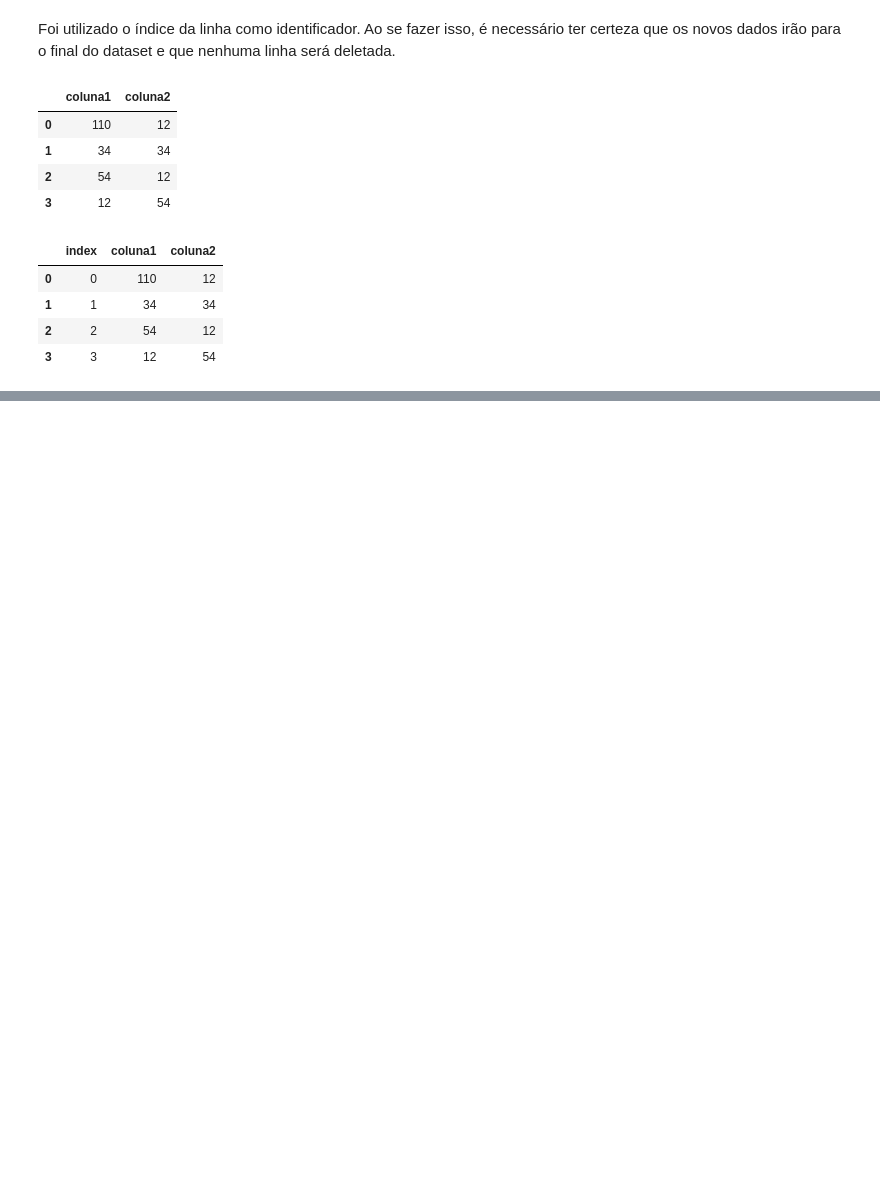
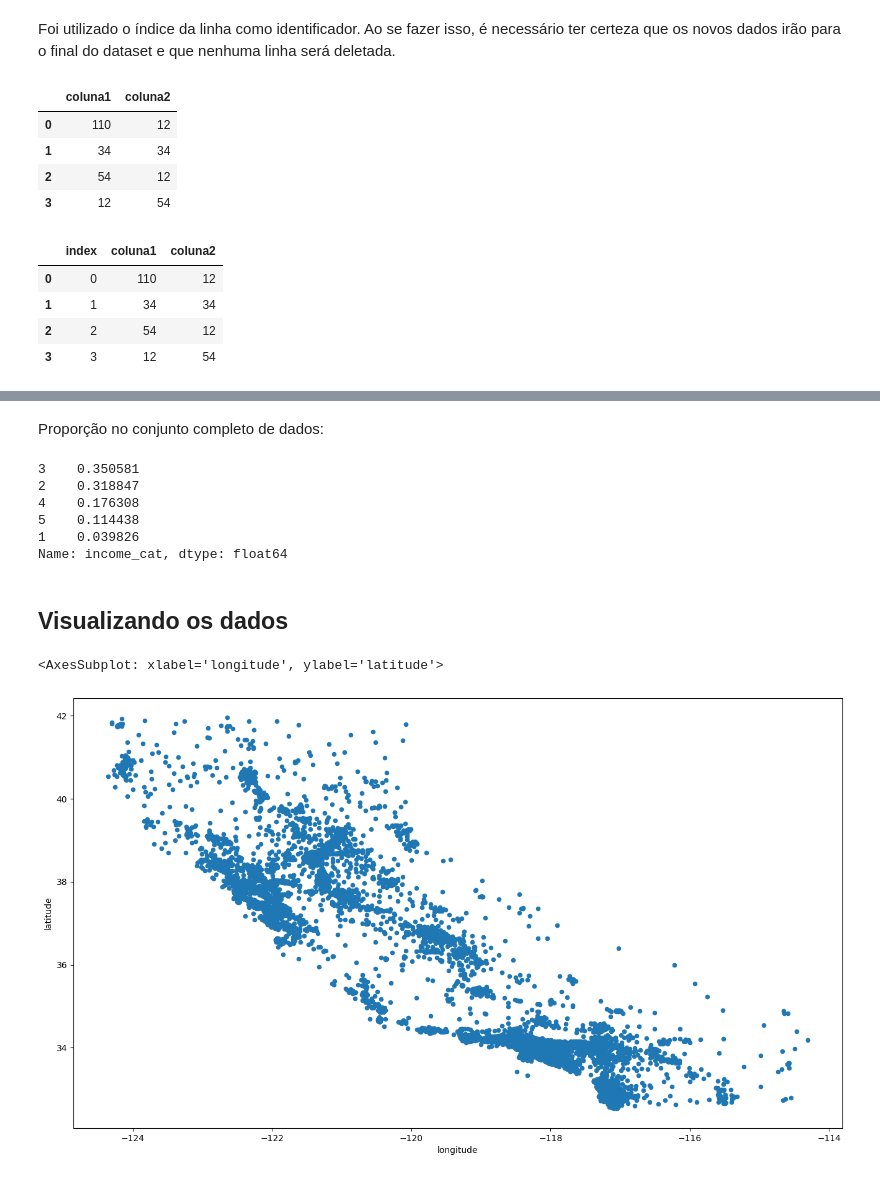
Before and after one commit to Pi-vi/Estudos_de_ML, a Jupyter notebook: Cap 2 - Housing.ipynb, the cells around one changed output, grey strips where cells are left out. Drawn from its saved outputs; the diff is of its cells as text; code cells hidden in the pictures; blank space fills up the shorter version.

```diff
--- a/Cap 2 - Housing.ipynb
+++ b/Cap 2 - Housing.ipynb
@@ -137,0 +216,11 @@ teste.reset_index() # foi criada uma coluna de índice!
+# %% [markdown]
+Proporção no conjunto completo de dados:
+# %%
+housing["income_cat"].value_counts()/len(housing)
+# %% [output]
+3    0.350581
+2    0.318847
+4    0.176308
+5    0.114438
+1    0.039826
+Name: income_cat, dtype: float64
@@ -137,0 +230,9 @@ teste.reset_index() # foi criada uma coluna de índice!
+# %%
+housing = strat_train_set.copy() # cria uma cópia do grupo de testes estratificado
+# %% [markdown]
+## Visualizando os dados
+# %%
+housing.plot(kind="scatter", x = "longitude", y = "latitude",figsize=(16,9))
+# %% [output]
+<AxesSubplot: xlabel='longitude', ylabel='latitude'>
+[figure, added]
```
Also changed, not shown: parts of 137 cells of this notebook.
